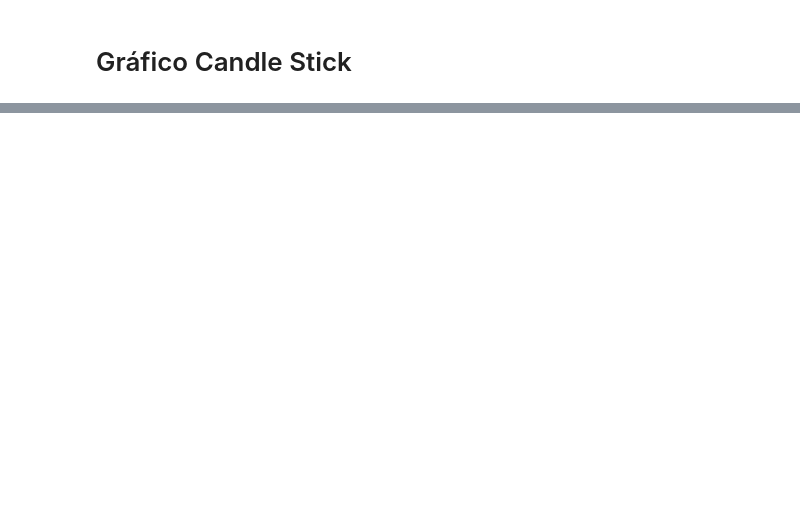
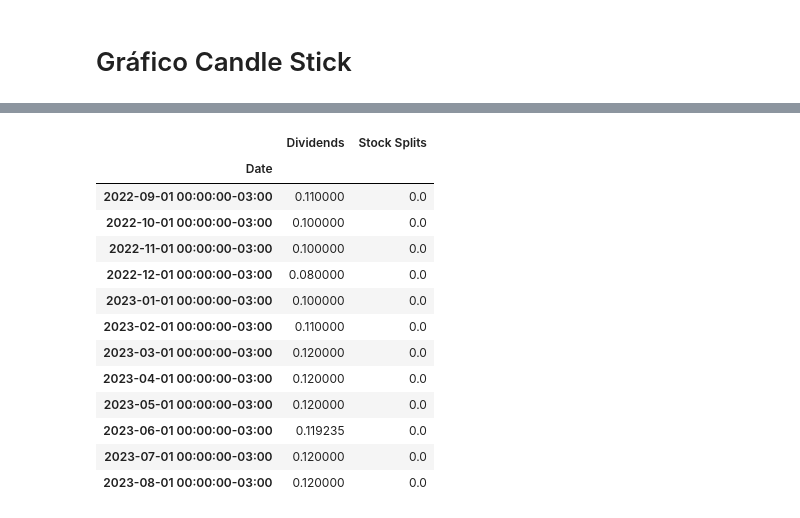
Before and after one commit to ImGabreuw/yfinance-playground, a Jupyter notebook: basic-usages.ipynb, the cells around one changed output, grey strips where cells are left out. Saved outputs shown, nothing was run; the diff lists cells and outputs as text; code cells hidden in the pictures; blank space fills up the shorter version.

```diff
--- a/basic-usages.ipynb
+++ b/basic-usages.ipynb
@@ -141,0 +198,18 @@ fig
+# %%
+mxrf11.history(period="1y", interval="1mo")
+mxrf11.actions
+# %% [output]
+|  | Dividends | Stock Splits |
+| Date |  |  |
+| 2022-09-01 00:00:00-03:00 | 0.110000 | 0.0 |
+| 2022-10-01 00:00:00-03:00 | 0.100000 | 0.0 |
+| 2022-11-01 00:00:00-03:00 | 0.100000 | 0.0 |
+| 2022-12-01 00:00:00-03:00 | 0.080000 | 0.0 |
+| 2023-01-01 00:00:00-03:00 | 0.100000 | 0.0 |
+| 2023-02-01 00:00:00-03:00 | 0.110000 | 0.0 |
+| 2023-03-01 00:00:00-03:00 | 0.120000 | 0.0 |
+| 2023-04-01 00:00:00-03:00 | 0.120000 | 0.0 |
+| 2023-05-01 00:00:00-03:00 | 0.120000 | 0.0 |
+| 2023-06-01 00:00:00-03:00 | 0.119235 | 0.0 |
+| 2023-07-01 00:00:00-03:00 | 0.120000 | 0.0 |
+| 2023-08-01 00:00:00-03:00 | 0.120000 | 0.0 |
```
Also changed, not shown: parts of 22 cells of this notebook.
